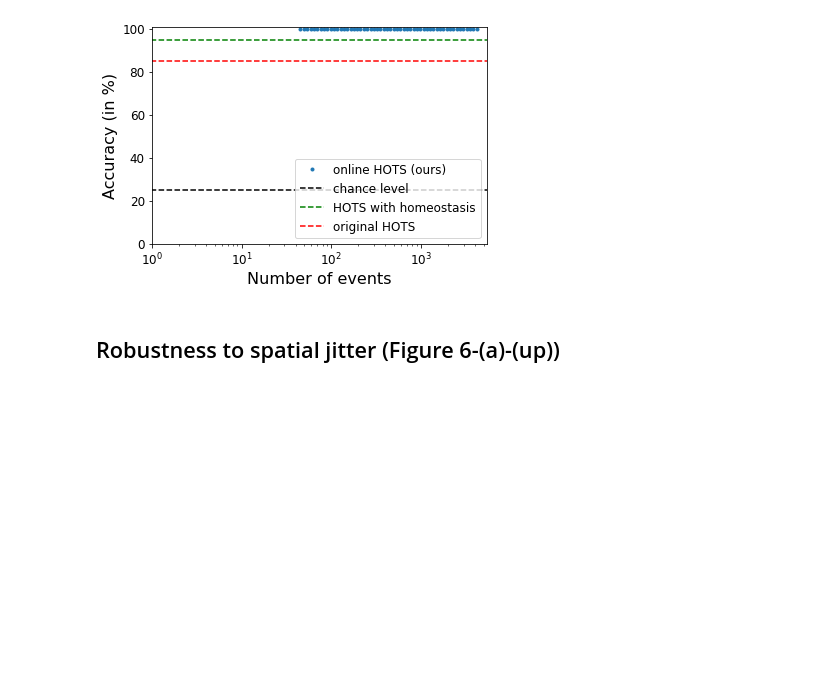
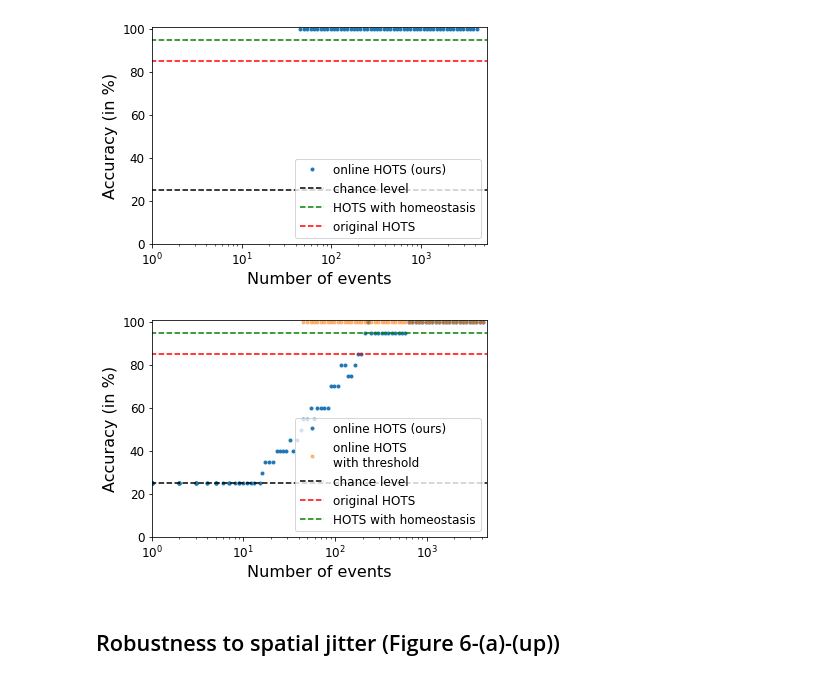
Before and after one commit to AntoineGrimaldi/hotsline, a Jupyter notebook: notebooks/RESULTS_PokerDVS.ipynb, the cells around one changed output. Cells and saved outputs as stored; diff of their text form; code cells hidden in the pictures; blank space fills up the shorter version.

Commit message:
jitter figures poker

```diff
--- a/notebooks/RESULTS_PokerDVS.ipynb
+++ b/notebooks/RESULTS_PokerDVS.ipynb
@@ -129,7 +129,7 @@ Highest probability accuracy: 100.0%
 [figure]
 # %%
 mlr_threshold = .9
-meanac, onlinac, lastac = score_classif_events(likelihood, true_target, n_classes, thres = mlr_threshold, original_accuracy = score, original_accuracy_nohomeo = score_nohomeo)#, figure_name = 'poker_online.pdf')
+meanac_thres, onlinac_thres, lastac_thres = score_classif_events(likelihood, true_target, n_classes, thres = mlr_threshold, original_accuracy = score, original_accuracy_nohomeo = score_nohomeo)#, figure_name = 'poker_online.pdf')
 # %% [output]
 Number of chance decisions: 0
 90th quantile for number of events: 4515.700000000001
@@ -137,3 +137,26 @@ Mean accuracy: 100.0%
 Last accuracy: 100.0%
 Highest probability accuracy: 100.0%
 [figure]
+# %%
+import matplotlib.pyplot as plt
+
+event_90th = 4515
+sampling = (np.logspace(0,np.log10(event_90th),100)).astype(int)
+
+fig, ax = plt.subplots()
+ax.semilogx(sampling[:-1],onlinac[sampling[:-1]]*100, '.', label='online HOTS (ours)');
+ax.semilogx(sampling[:-1],onlinac_thres[sampling[:-1]]*100, '.', label='online HOTS \nwith threshold', alpha = .5);
+ax.hlines(1/n_classes*100,0,event_90th, linestyles='dashed', color='k', label='chance level')
+ax.hlines(score_nohomeo*100,0,event_90th, linestyles='dashed', color='r', label='original HOTS')
+ax.hlines(score*100,0,event_90th, linestyles='dashed', color='g', label='HOTS with homeostasis')
+ax.set_xlabel('Number of events', fontsize=16);
+ax.axis([1,event_90th,0,101]);
+#plt.title('LR classification results evolution as a function of the number of events');
+plt.setp(ax.get_xticklabels(),fontsize=12)
+#ax.set_yticks([])
+plt.setp(ax.get_yticklabels(),fontsize=12)
+ax.legend(fontsize=12, loc='lower right');
+ax.set_ylabel('Accuracy (in %)', fontsize=16);
+    #printfig(fig, figure_name)
+# %% [output]
+[figure, added]
```
Also changed, not shown: parts of 3 cells of this notebook, 1 other file.
